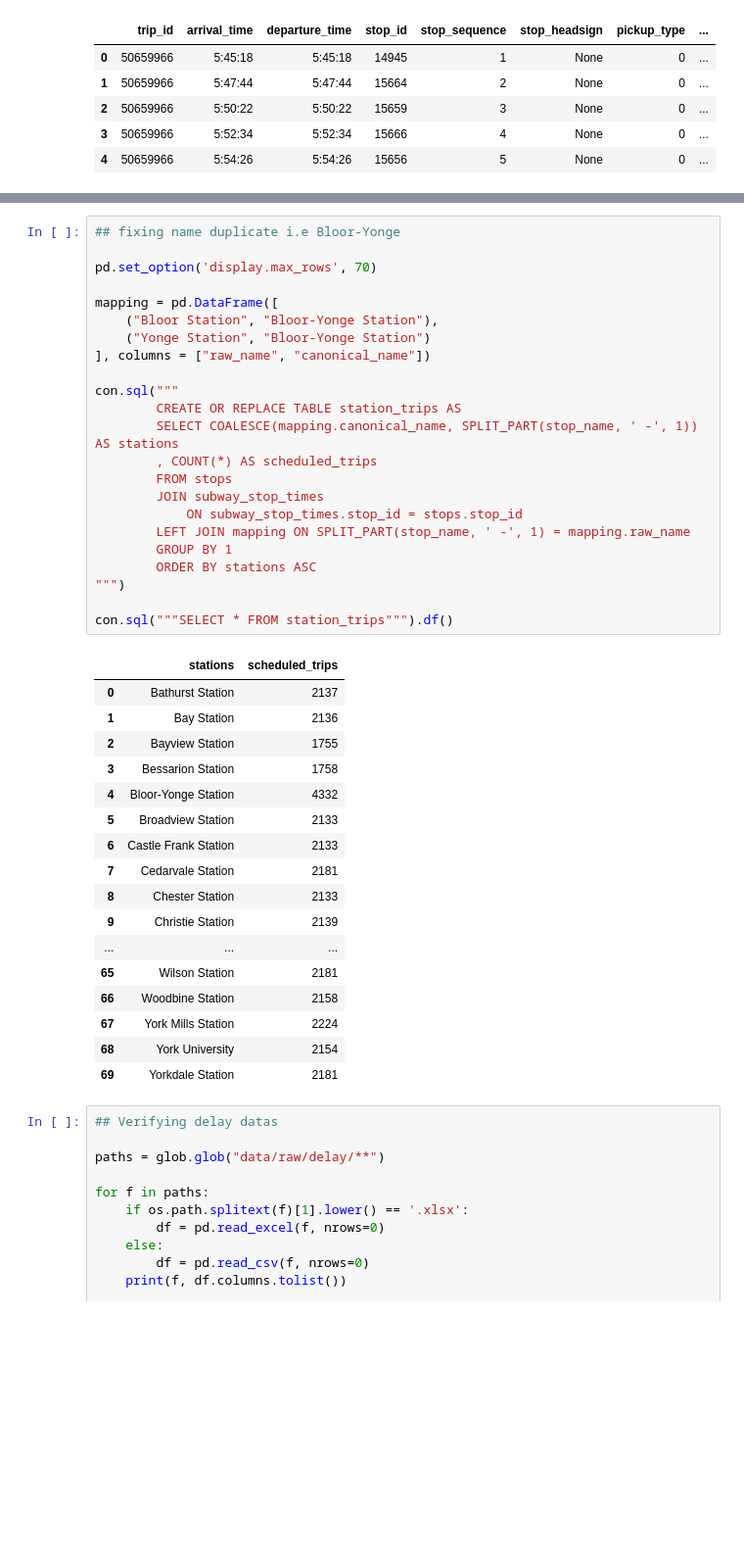
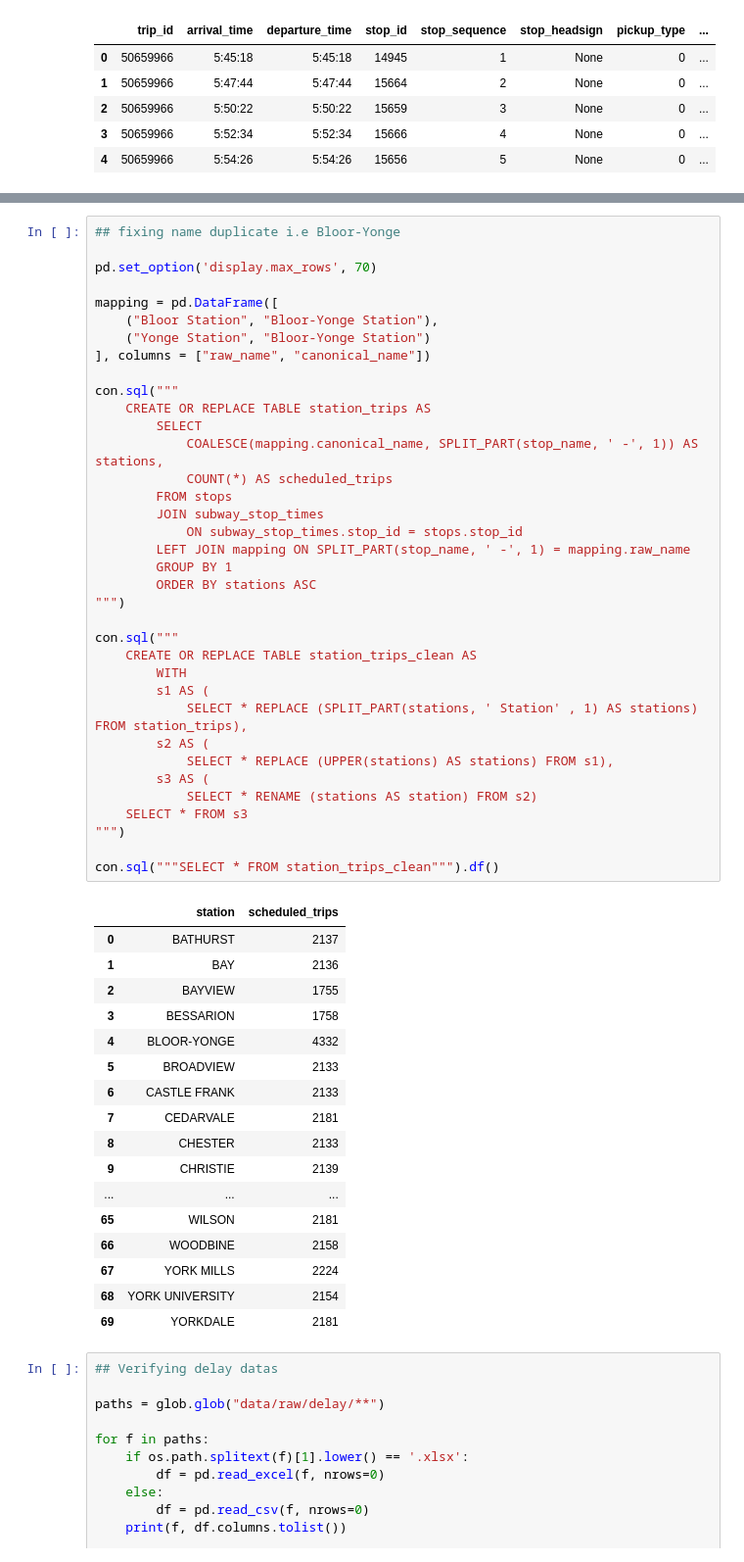
Before and after one commit to DevAwol/TTCdelay, a Jupyter notebook: explore.ipynb, the cells around one changed output, grey strips where cells are left out. Shown at 98% size. Cells and saved outputs as stored; diff of their text form; blank space fills up the shorter version.

Commit message:
normalize naming convention across multiple tables

```diff
--- a/explore.ipynb
+++ b/explore.ipynb
@@ -91,44 +91,57 @@ con.sql("""
 # %%
 ## fixing name duplicate i.e Bloor-Yonge
 
 pd.set_option('display.max_rows', 70)
 
 mapping = pd.DataFrame([
     ("Bloor Station", "Bloor-Yonge Station"),
     ("Yonge Station", "Bloor-Yonge Station")
 ], columns = ["raw_name", "canonical_name"])
 
 con.sql("""
-        CREATE OR REPLACE TABLE station_trips AS
-        SELECT COALESCE(mapping.canonical_name, SPLIT_PART(stop_name, ' -', 1)) AS stations
-        , COUNT(*) AS scheduled_trips
+    CREATE OR REPLACE TABLE station_trips AS
+        SELECT
+            COALESCE(mapping.canonical_name, SPLIT_PART(stop_name, ' -', 1)) AS stations,
+            COUNT(*) AS scheduled_trips
         FROM stops
         JOIN subway_stop_times
             ON subway_stop_times.stop_id = stops.stop_id
         LEFT JOIN mapping ON SPLIT_PART(stop_name, ' -', 1) = mapping.raw_name
         GROUP BY 1
         ORDER BY stations ASC
 """)
 
-con.sql("""SELECT * FROM station_trips""").df()
+con.sql("""
+    CREATE OR REPLACE TABLE station_trips_clean AS
+        WITH
+        s1 AS (
+            SELECT * REPLACE (SPLIT_PART(stations, ' Station' , 1) AS stations) FROM station_trips),
+        s2 AS (
+            SELECT * REPLACE (UPPER(stations) AS stations) FROM s1),
+        s3 AS (
+            SELECT * RENAME (stations AS station) FROM s2)
+    SELECT * FROM s3
+""")
+
+con.sql("""SELECT * FROM station_trips_clean""").df()
 # %% [output]
-|  | stations | scheduled_trips |
-| 0 | Bathurst Station | 2137 |
-| 1 | Bay Station | 2136 |
-| 2 | Bayview Station | 1755 |
-| 3 | Bessarion Station | 1758 |
-| 4 | Bloor-Yonge Station | 4332 |
-| 5 | Broadview Station | 2133 |
-| 6 | Castle Frank Station | 2133 |
-| 7 | Cedarvale Station | 2181 |
-| 8 | Chester Station | 2133 |
-| 9 | Christie Station | 2139 |
+|  | station | scheduled_trips |
+| 0 | BATHURST | 2137 |
+| 1 | BAY | 2136 |
+| 2 | BAYVIEW | 1755 |
+| 3 | BESSARION | 1758 |
+| 4 | BLOOR-YONGE | 4332 |
+| 5 | BROADVIEW | 2133 |
+| 6 | CASTLE FRANK | 2133 |
+| 7 | CEDARVALE | 2181 |
+| 8 | CHESTER | 2133 |
+| 9 | CHRISTIE | 2139 |
 | ... | ... | ... |
-| 65 | Wilson Station | 2181 |
-| 66 | Woodbine Station | 2158 |
-| 67 | York Mills Station | 2224 |
-| 68 | York University | 2154 |
-| 69 | Yorkdale Station | 2181 |
+| 65 | WILSON | 2181 |
+| 66 | WOODBINE | 2158 |
+| 67 | YORK MILLS | 2224 |
+| 68 | YORK UNIVERSITY | 2154 |
+| 69 | YORKDALE | 2181 |
 # %%
 ## Verifying delay datas
 
```
Also changed, not shown: parts of 2 cells of this notebook.
